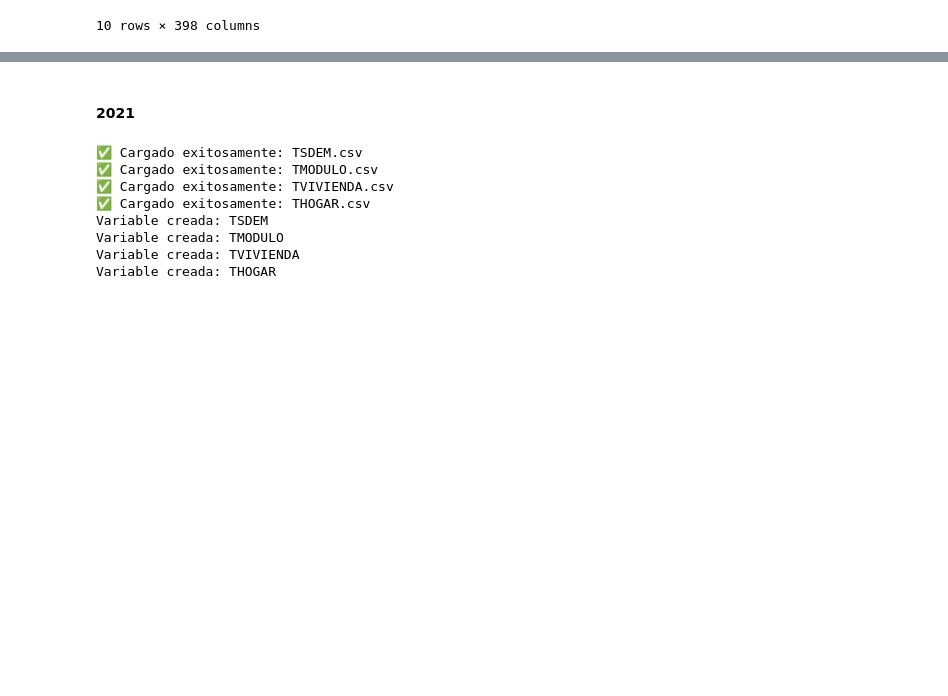
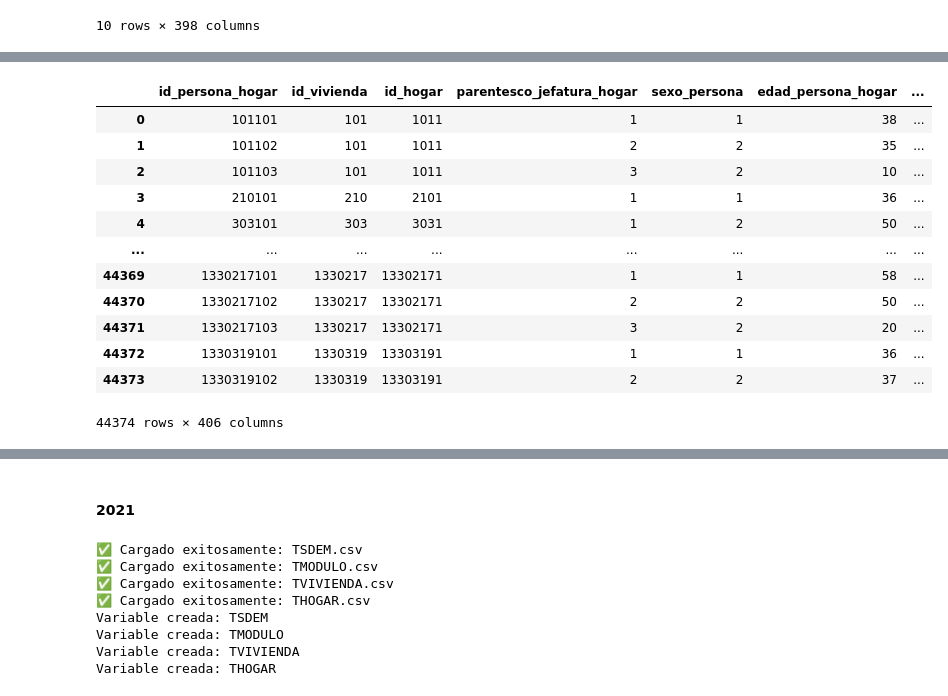
Before and after one commit to brau126/develop_data_science, a Jupyter notebook: Academic/Diplomado/Proyecto/Exploracion_TAD.ipynb, the cells around one changed output, grey strips where cells are left out. Saved outputs shown, nothing was run; the diff lists cells and outputs as text; code cells hidden in the pictures; blank space fills up the shorter version.

```diff
--- a/Academic/Diplomado/Proyecto/Exploracion_TAD.ipynb
+++ b/Academic/Diplomado/Proyecto/Exploracion_TAD.ipynb
@@ -596,0 +631,27 @@ THOGAR_24.sample(n=10,random_state=787)
+# %%
+# sdem con modulo
+llaves = ['id_hogar']
+
+cols_dup = TMODULO_24.columns.intersection(TSDEM_24.columns).difference(llaves)
+
+enif_2024_t2 = pd.merge(left=TSDEM_24,
+                        right=TMODULO_24.drop(columns=cols_dup),
+                        how='left',
+                        on=llaves
+                        )
+
+enif_2024_t2
+# %% [output]
+|  | id_persona_hogar | id_vivienda | id_hogar | parentesco_jefatura_hogar | sexo_persona | edad_persona_hogar | ... |
+| 0 | 101101 | 101 | 1011 | 1 | 1 | 38 | ... |
+| 1 | 101102 | 101 | 1011 | 2 | 2 | 35 | ... |
+| 2 | 101103 | 101 | 1011 | 3 | 2 | 10 | ... |
+| 3 | 210101 | 210 | 2101 | 1 | 1 | 36 | ... |
+| 4 | 303101 | 303 | 3031 | 1 | 2 | 50 | ... |
+| ... | ... | ... | ... | ... | ... | ... | ... |
+| 44369 | 1330217101 | 1330217 | 13302171 | 1 | 1 | 58 | ... |
+| 44370 | 1330217102 | 1330217 | 13302171 | 2 | 2 | 50 | ... |
+| 44371 | 1330217103 | 1330217 | 13302171 | 3 | 2 | 20 | ... |
+| 44372 | 1330319101 | 1330319 | 13303191 | 1 | 1 | 36 | ... |
+| 44373 | 1330319102 | 1330319 | 13303191 | 2 | 2 | 37 | ... |
+44374 rows × 406 columns
```
Also changed, not shown: parts of 37 cells of this notebook, 1 other file.
